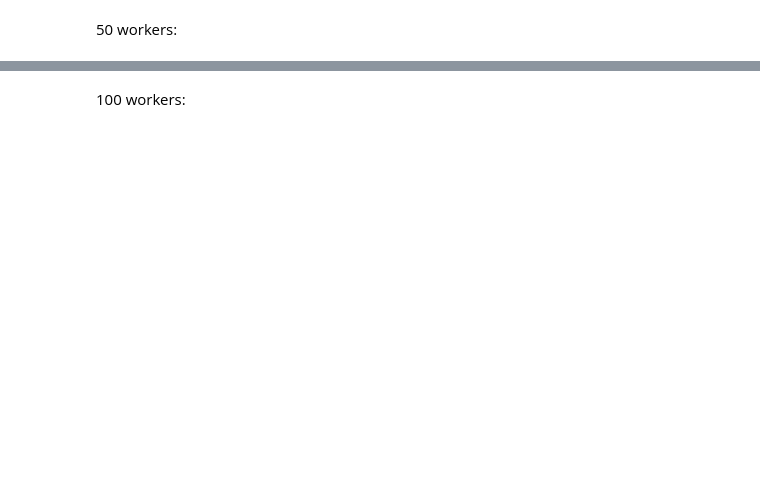
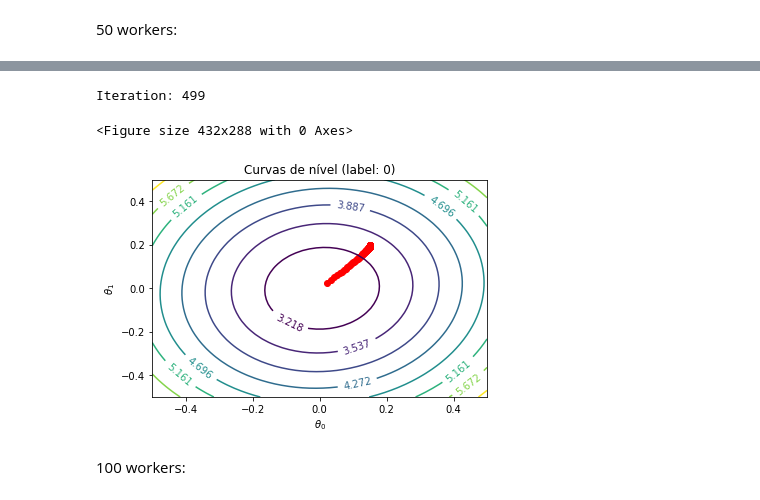
Before and after one commit to jcolares/gdp, a Jupyter notebook: GDParalelo.ipynb, the cells around one changed output, grey strips where cells are left out. Saved outputs shown, nothing was run; the diff lists cells and outputs as text; code cells hidden in the pictures; blank space fills up the shorter version.

```diff
--- a/GDParalelo.ipynb
+++ b/GDParalelo.ipynb
@@ -224,6 +232,10 @@ plt.plot(range(len(costs_50)),costs_50)
 # %%
-scores,costs, theta = utils.sim_parallel_sgd(X_train_pca, y_train_pca, X_test_pca, y_test_pca, n_iter, n_jobs, split_per_job=1/n_jobs, overlap=False)
+scores,costs, theta = utils.sim_parallel_sgd(X_train_pca, y_train_pca, X_test_pca, y_test_pca, n_iter, n_jobs, split_per_job=1, overlap=True, verbose=True)
 utils.plot_contour(X_test_pca, y_test_pca, theta)
+# %% [output]
+Iteration: 499
+<Figure size 432x288 with 0 Axes>
+[figure, added]
 # %% [markdown]
 100 workers:
 # %%
```
Also changed, not shown: parts of 45 cells of this notebook, 3 other files.
